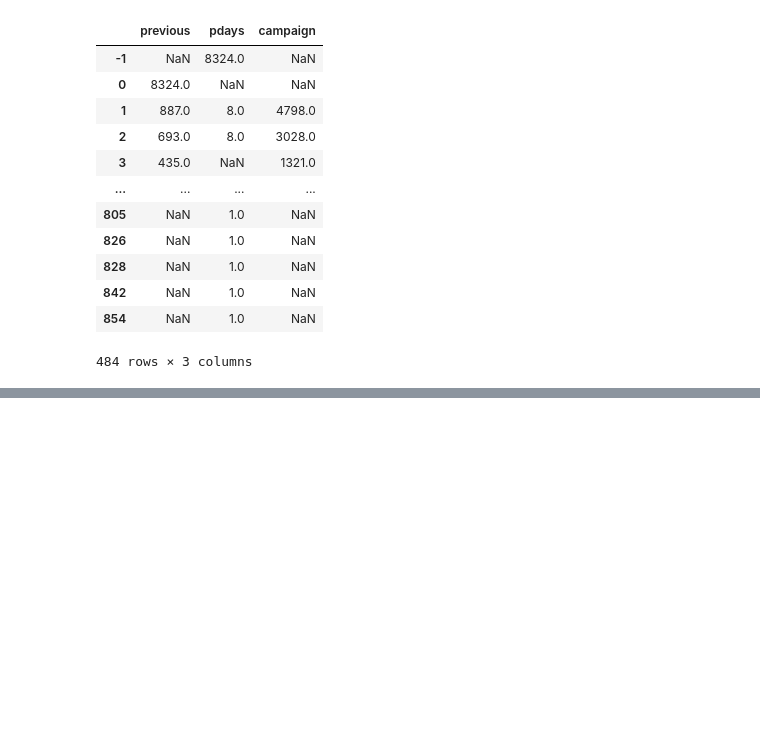
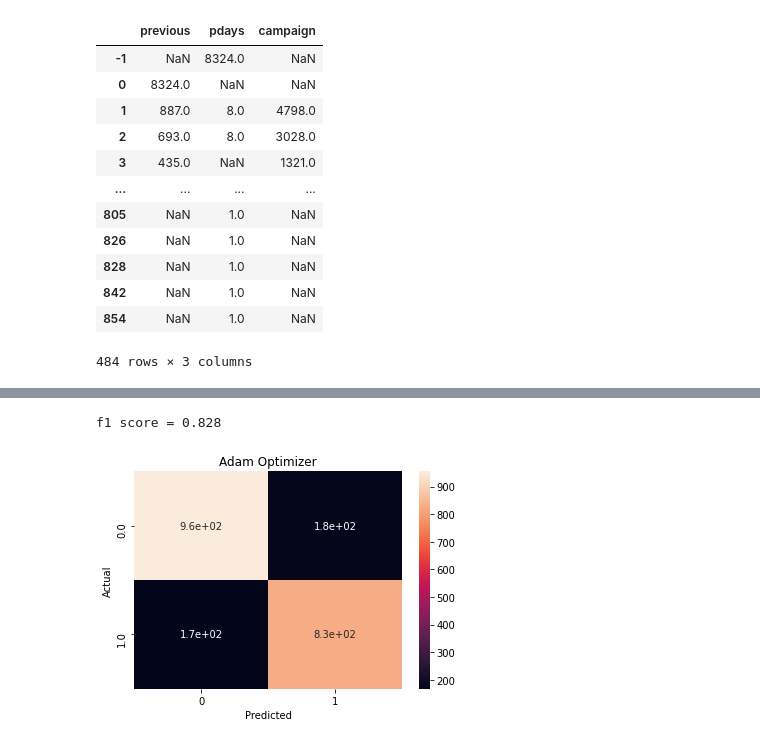
Before and after one commit to beriagraphics/SIC, a Jupyter notebook: Deep Feed Forward [Farouk BLIDI].ipynb, the cells around one changed output, grey strips where cells are left out. Cells and saved outputs as stored; diff of their text form; code cells hidden in the pictures; blank space fills up the shorter version.

```diff
--- a/Deep Feed Forward [Farouk BLIDI].ipynb
+++ b/Deep Feed Forward [Farouk BLIDI].ipynb
@@ -103,0 +157,3 @@ plt.show()
+# %%
+batch_size = 256
+epoch = 20
@@ -103,0 +242,13 @@ plt.show()
+# %%
+test_logits= model.predict(X_test)
+test_predictions = np.array(list(map(lambda x: 1 if x > 0.5 else 0, test_logits[:,0])))
+# test_logits
+# %%
+print("f1 score = %.3f" % f1_score(Y_test, test_predictions))
+confusion_matrix = pd.crosstab(Y_test, test_predictions, rownames=['Actual'], colnames=['Predicted'])
+sns.heatmap(confusion_matrix, annot=True)
+plt.title("Adam Optimizer")
+plt.show()
+# %% [output]
+f1 score = 0.828
+[figure, added]
```
Also changed, not shown: parts of 11 cells of this notebook.
